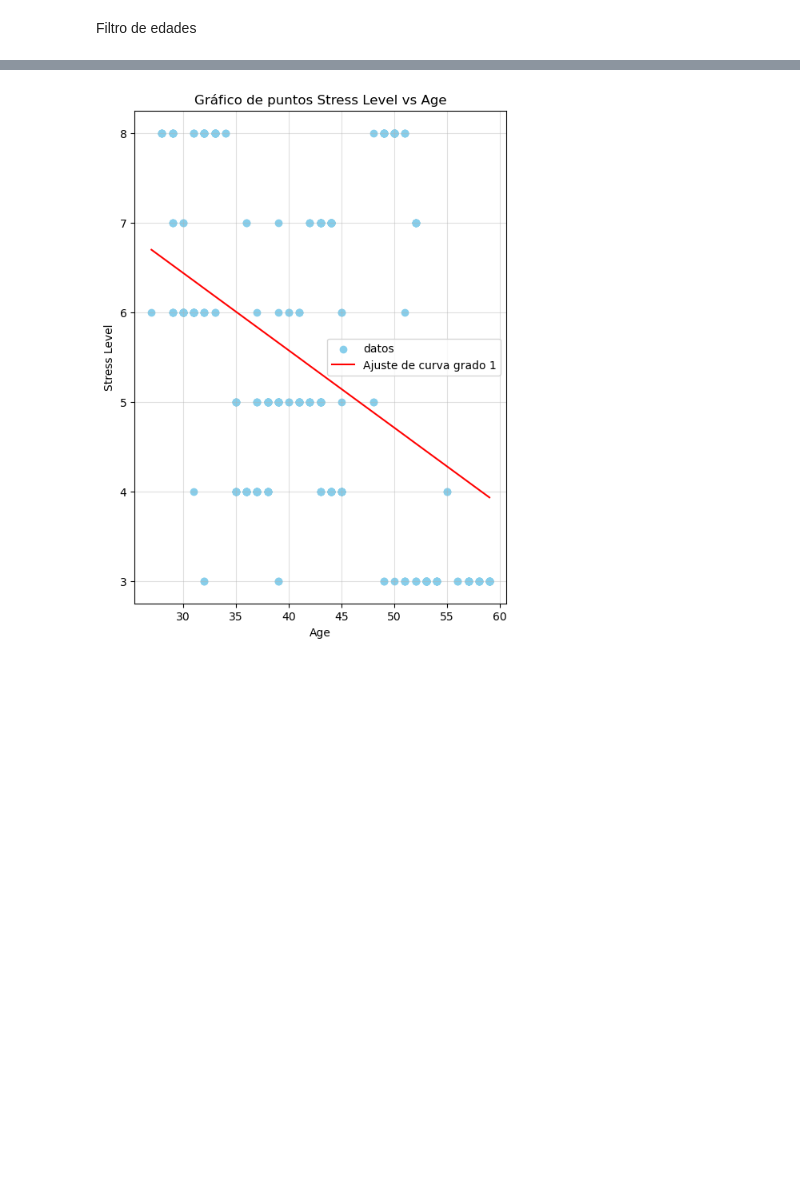
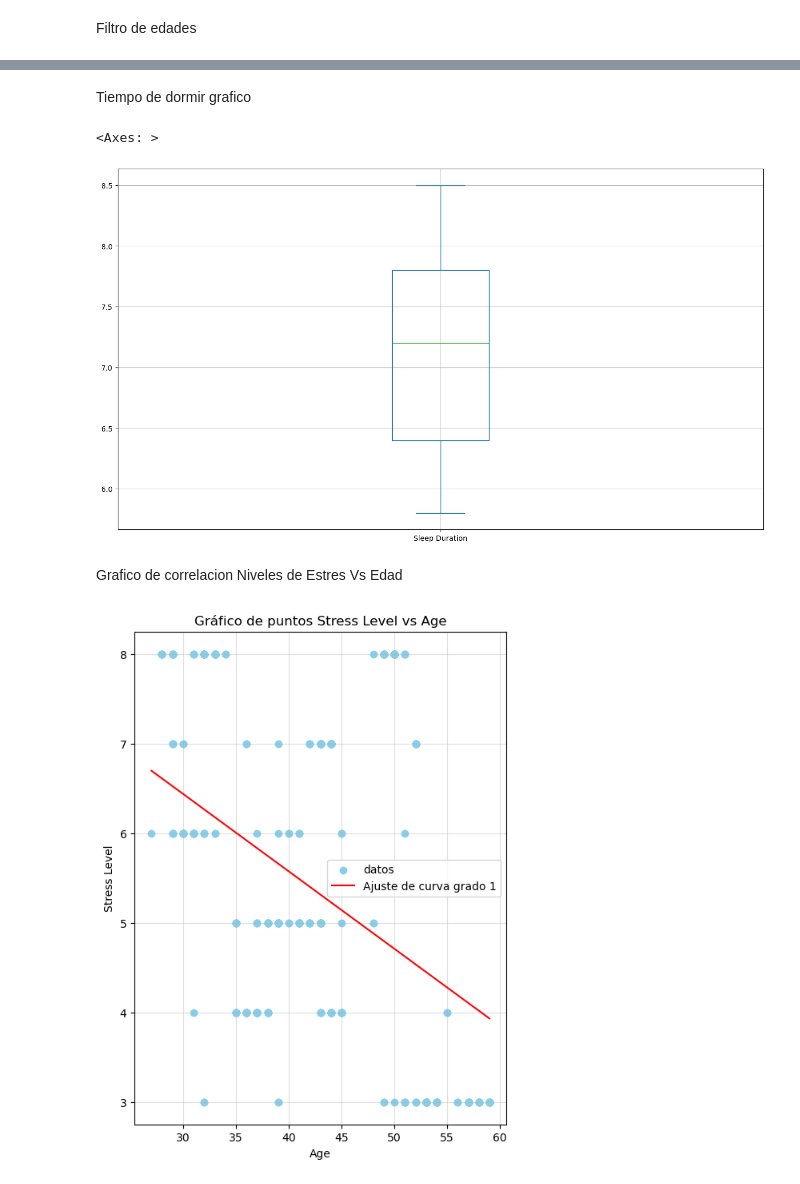
Before and after one commit to Brokolito/HAD-ModProba, a Jupyter notebook: data_work.ipynb, the cells around one changed output, grey strips where cells are left out. Saved outputs shown, nothing was run; the diff lists cells and outputs as text; code cells hidden in the pictures; blank space fills up the shorter version.

Commit message:
Se agregan graficos

```diff
--- a/data_work.ipynb
+++ b/data_work.ipynb
@@ -99,3 +98,13 @@ edades.plot(kind="bar")
+# %% [markdown]
+Tiempo de dormir grafico
+# %%
+tiempo_de_dormir=data['Sleep Duration']
+tiempo_de_dormir.plot(kind='box',figsize=(16,9),grid=True)
+# %% [output]
+<Axes: >
+[figure, added]
+# %% [markdown]
+Grafico de correlacion Niveles de Estres Vs Edad
 # %%
 X=data['Age'].to_numpy()
 Y=data['Stress Level'].to_numpy()
```
Also changed, not shown: parts of 7 cells of this notebook.
